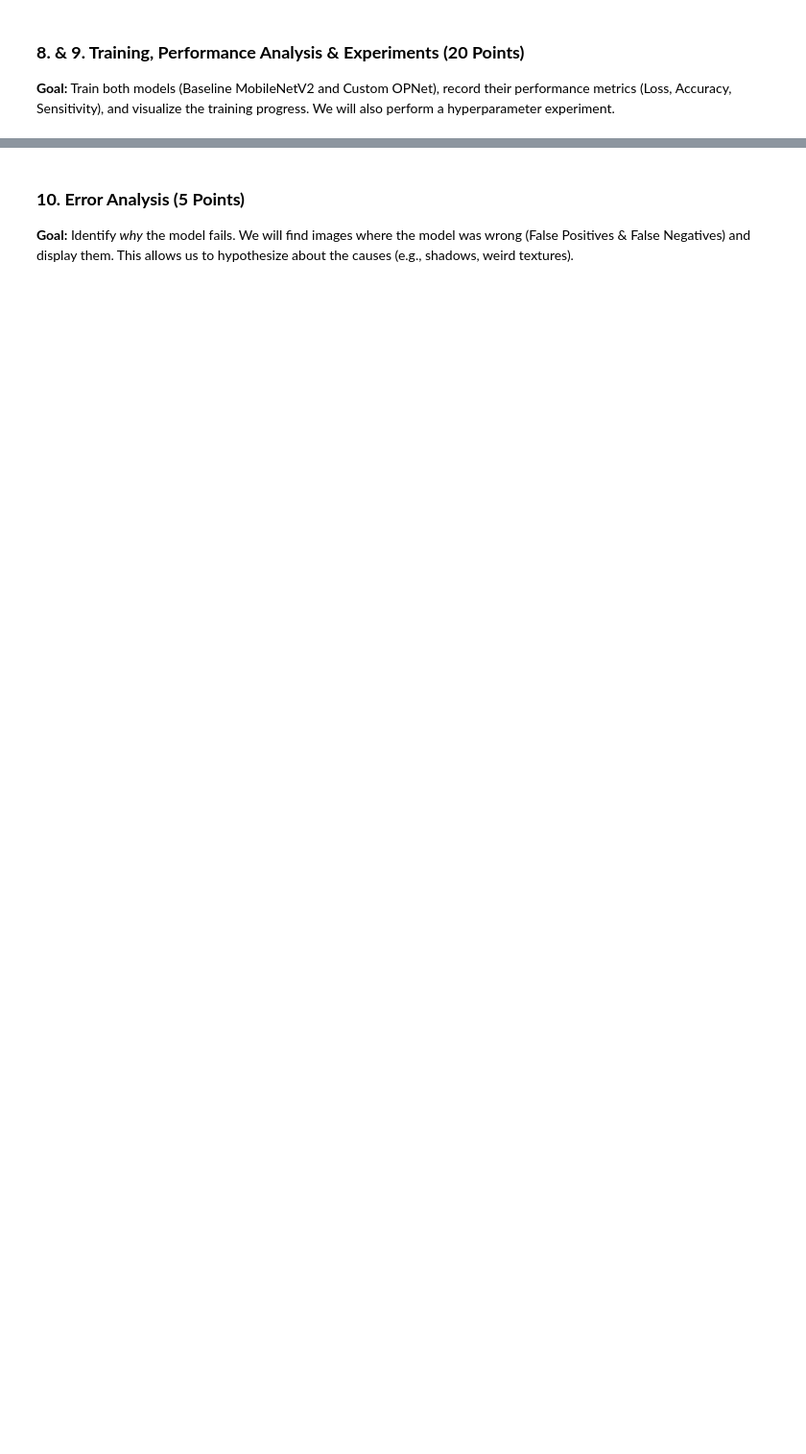
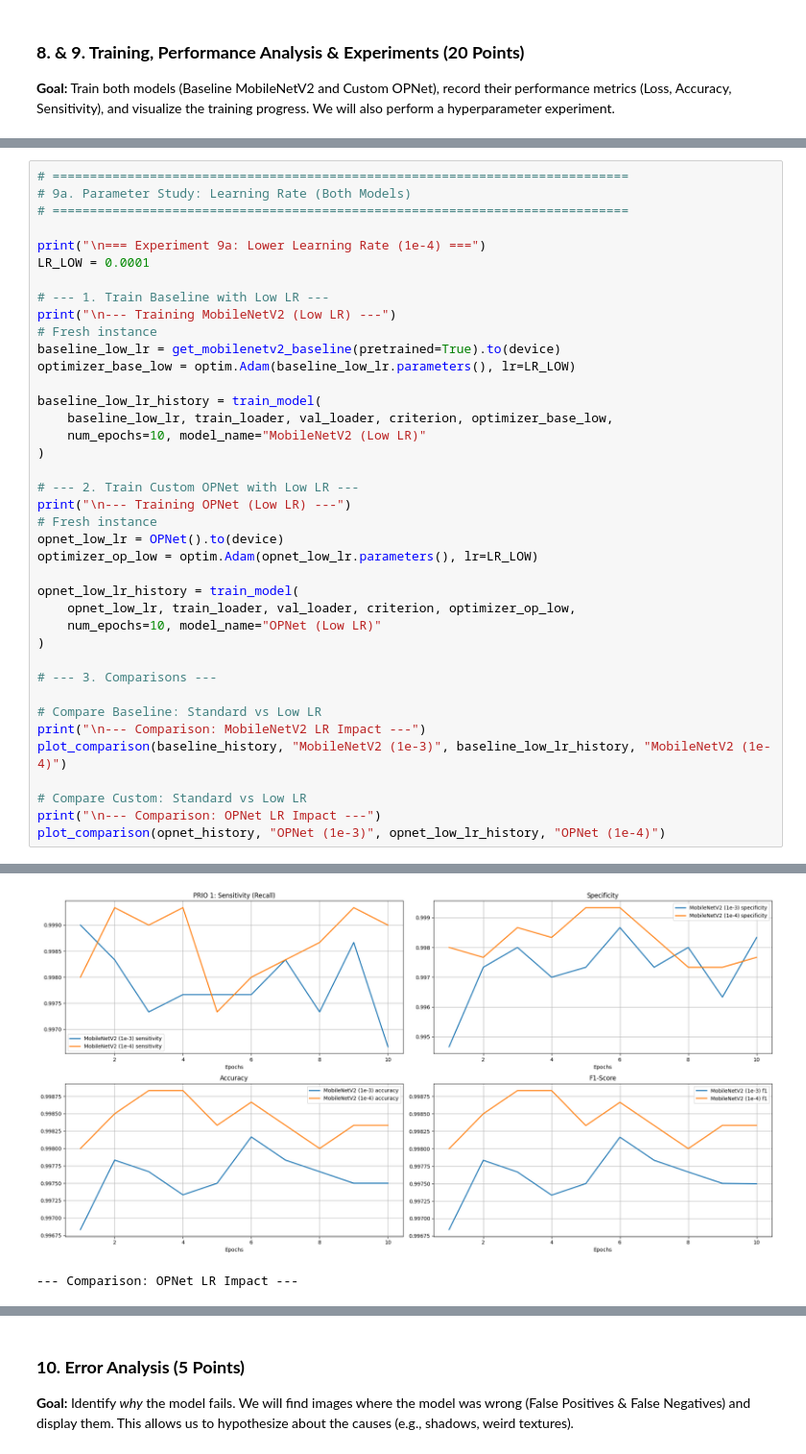
Before and after one commit to Patrick-Nydegger/Cracks_in_concrete, a Jupyter notebook: Cracks_in_concrete_[model].ipynb, the cells around one changed output, grey strips where cells are left out. Shown at 96% size. Cells and saved outputs as stored; diff of their text form; blank space fills up the shorter version.

```diff
--- a/Cracks_in_concrete_[model].ipynb
+++ b/Cracks_in_concrete_[model].ipynb
@@ -1034,0 +724,40 @@ To further optimize our custom model, we conducted a hyperparameter study. We ex
+# %%
+# =============================================================================
+# 9a. Parameter Study: Learning Rate (Both Models)
+# =============================================================================
+
+print("\n=== Experiment 9a: Lower Learning Rate (1e-4) ===")
+LR_LOW = 0.0001
+
+# --- 1. Train Baseline with Low LR ---
+print("\n--- Training MobileNetV2 (Low LR) ---")
+# Fresh instance
+baseline_low_lr = get_mobilenetv2_baseline(pretrained=True).to(device)
+optimizer_base_low = optim.Adam(baseline_low_lr.parameters(), lr=LR_LOW)
+
+baseline_low_lr_history = train_model(
+    baseline_low_lr, train_loader, val_loader, criterion, optimizer_base_low,
+    num_epochs=10, model_name="MobileNetV2 (Low LR)"
+)
+
+# --- 2. Train Custom OPNet with Low LR ---
+print("\n--- Training OPNet (Low LR) ---")
+# Fresh instance
+opnet_low_lr = OPNet().to(device)
+optimizer_op_low = optim.Adam(opnet_low_lr.parameters(), lr=LR_LOW)
+
+opnet_low_lr_history = train_model(
+    opnet_low_lr, train_loader, val_loader, criterion, optimizer_op_low,
+    num_epochs=10, model_name="OPNet (Low LR)"
+)
+
+# --- 3. Comparisons ---
+
+# Compare Baseline: Standard vs Low LR
+print("\n--- Comparison: MobileNetV2 LR Impact ---")
+plot_comparison(baseline_history, "MobileNetV2 (1e-3)", baseline_low_lr_history, "MobileNetV2 (1e-4)")
+
+# Compare Custom: Standard vs Low LR
+print("\n--- Comparison: OPNet LR Impact ---")
+plot_comparison(opnet_history, "OPNet (1e-3)", opnet_low_lr_history, "OPNet (1e-4)")
+# %% [output]
@@ -1034,0 +781,2 @@ To further optimize our custom model, we conducted a hyperparameter study. We ex
+[figure, added]
+--- Comparison: OPNet LR Impact ---
```
Also changed, not shown: parts of 23 cells of this notebook.
